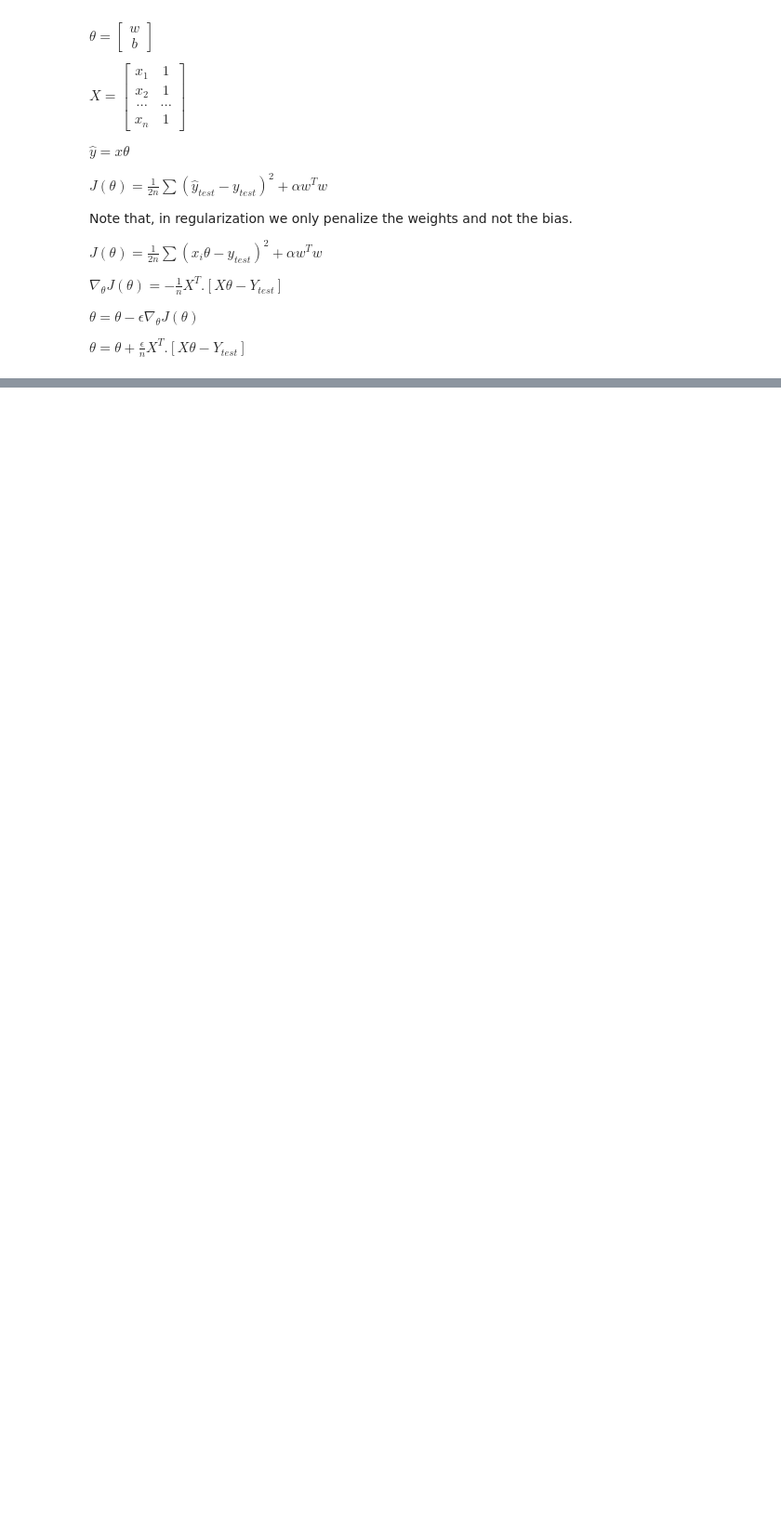
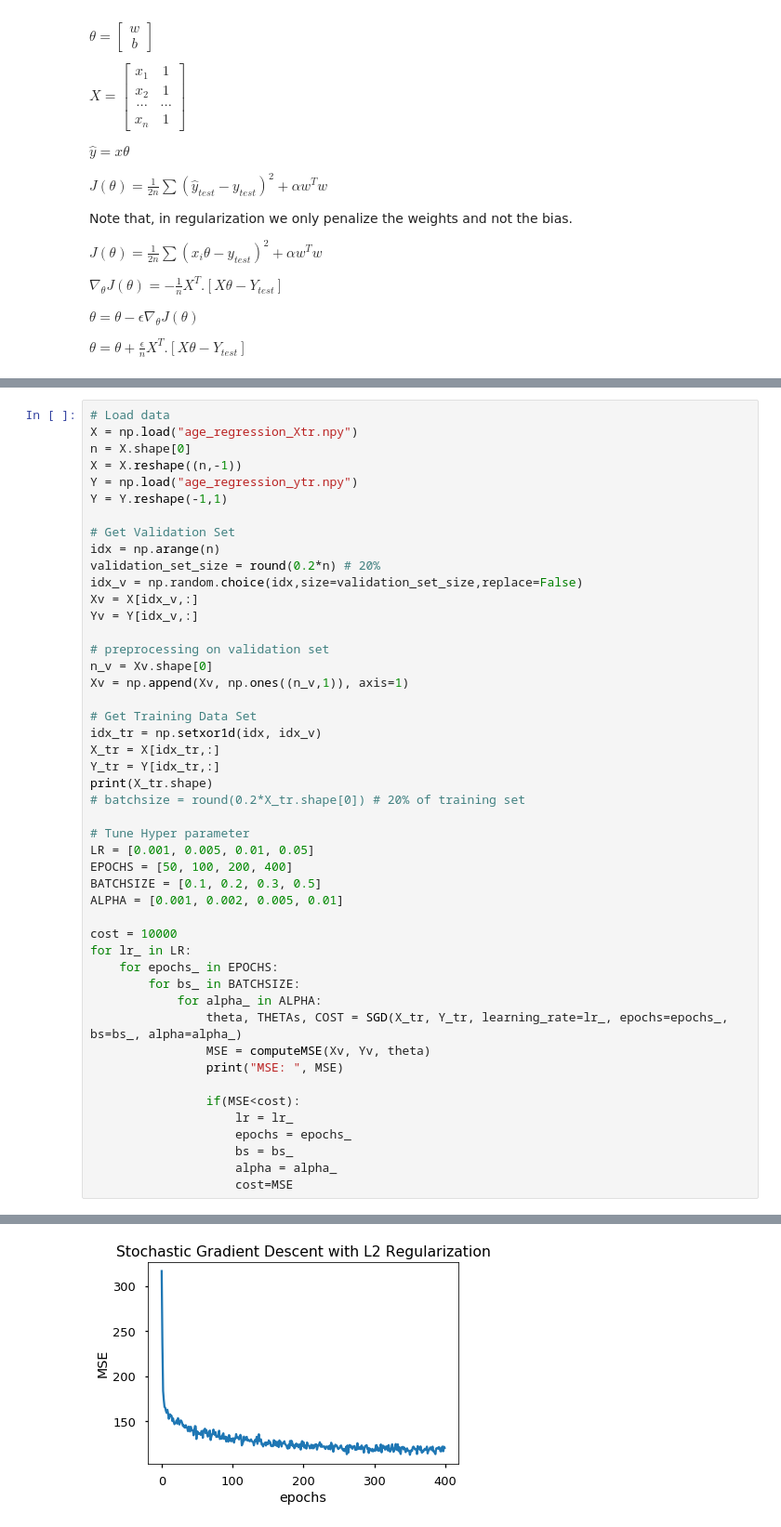
Before and after one commit to sapan-ostic/CS-541-Deep-Learning, a Jupyter notebook: HW2/HW2.ipynb, the cells around one changed output, grey strips where cells are left out. Shown: that part at 93% size. Cells and saved outputs as stored; diff of their text form; blank space fills up the shorter version.

```diff
--- a/HW2/HW2.ipynb
+++ b/HW2/HW2.ipynb
@@ -97,3 +92,51 @@ def SGD(X, Y, learning_rate=0.001, epochs=100, batchsize = 20, alpha = 0.2):
         COST[i] = computeMSE(X_batch, Y_batch, theta)
 
     return theta, THETAs, COST
+# %%
+# Load data
+X = np.load("age_regression_Xtr.npy")
+n = X.shape[0]
+X = X.reshape((n,-1))
+Y = np.load("age_regression_ytr.npy")
+Y = Y.reshape(-1,1)
+
+# Get Validation Set
+idx = np.arange(n)
+validation_set_size = round(0.2*n) # 20%
+idx_v = np.random.choice(idx,size=validation_set_size,replace=False)
+Xv = X[idx_v,:]
+Yv = Y[idx_v,:]
+
+# preprocessing on validation set
+n_v = Xv.shape[0]
+Xv = np.append(Xv, np.ones((n_v,1)), axis=1)
+
+# Get Training Data Set
+idx_tr = np.setxor1d(idx, idx_v)
+X_tr = X[idx_tr,:]
+Y_tr = Y[idx_tr,:]
+print(X_tr.shape)
+# batchsize = round(0.2*X_tr.shape[0]) # 20% of training set
+
+# Tune Hyper parameter
+LR = [0.001, 0.005, 0.01, 0.05]
+EPOCHS = [50, 100, 200, 400]
+BATCHSIZE = [0.1, 0.2, 0.3, 0.5]
+ALPHA = [0.001, 0.002, 0.005, 0.01]
+
+cost = 10000
+for lr_ in LR:
+    for epochs_ in EPOCHS:
+        for bs_ in BATCHSIZE:
+            for alpha_ in ALPHA:
+                theta, THETAs, COST = SGD(X_tr, Y_tr, learning_rate=lr_, epochs=epochs_, bs=bs_, alpha=alpha_)
+                MSE = computeMSE(Xv, Yv, theta)
+                print("MSE: ", MSE)
+
+                if(MSE<cost):
+                    lr = lr_
+                    epochs = epochs_
+                    bs = bs_
+                    alpha = alpha_
+                    cost=MSE
+# %% [output]
@@ -99,0 +160 @@ def SGD(X, Y, learning_rate=0.001, epochs=100, batchsize = 20, alpha = 0.2):
+[figure, added]
```
Also changed, not shown: parts of 4 cells of this notebook, 1 other file.
